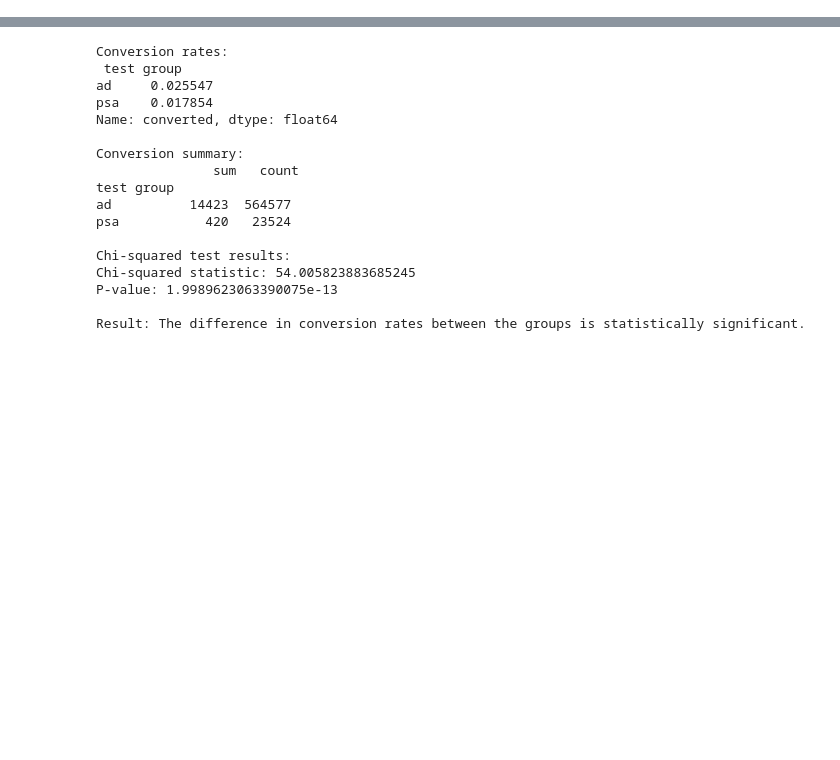
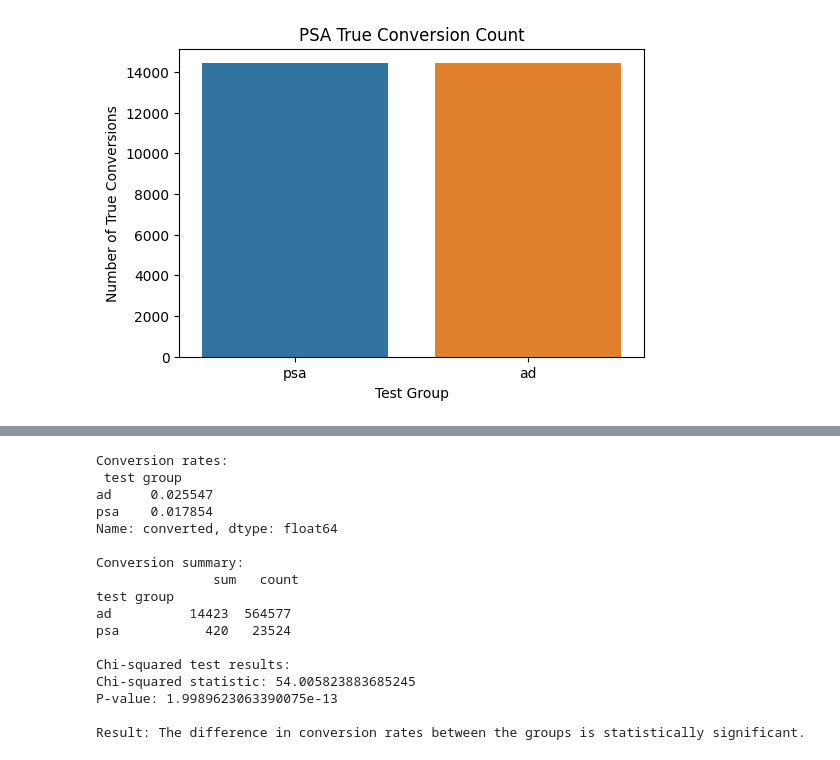
Before and after one commit to Girii-397/COLAB_DATA-ANALYST, a Jupyter notebook: DAY_7.ipynb, the cells around one changed output, grey strips where cells are left out. Drawn from its saved outputs; the diff is of its cells as text; code cells hidden in the pictures; blank space fills up the shorter version.

```diff
--- a/DAY_7.ipynb
+++ b/DAY_7.ipynb
@@ -55,0 +65,18 @@ Warning: total number of rows (588101) exceeds max_rows (20000). Limiting to fir
+# %%
+import matplotlib.pyplot as plt
+import seaborn as sns
+import pandas as pd
+
+# Assuming 'data' is your DataFrame
+psa_true_count = data[(data['test group'] == 'psa') & (data['converted'] == True)]['converted'].sum()
+psa_true_count = data[(data['test group'] == 'ad') & (data['converted'] == True)]['converted'].sum()
+# Create a bar chart
+plt.figure(figsize=(6, 4))
+sns.barplot(x=['psa'], y=[psa_true_count])
+sns.barplot(x=['ad'], y=[psa_true_count])
+plt.xlabel("Test Group")
+plt.ylabel("Number of True Conversions")
+plt.title("PSA True Conversion Count")
+plt.show()
+# %% [output]
+[figure, added]
```
Also changed, not shown: parts of 8 cells of this notebook.
